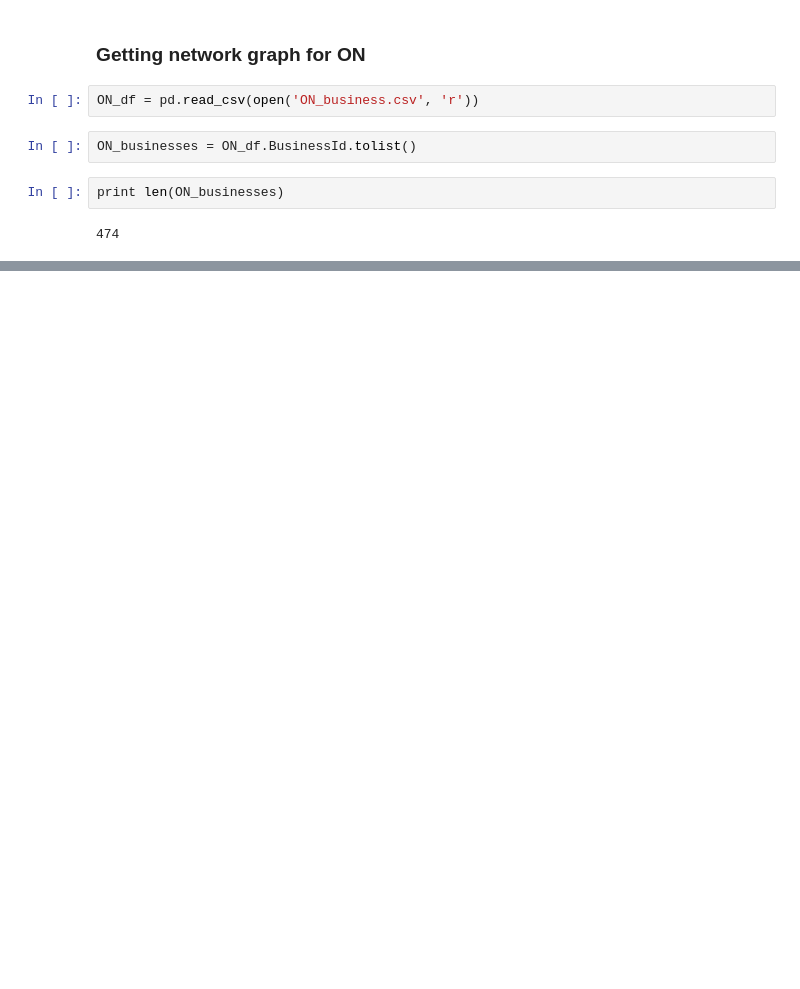
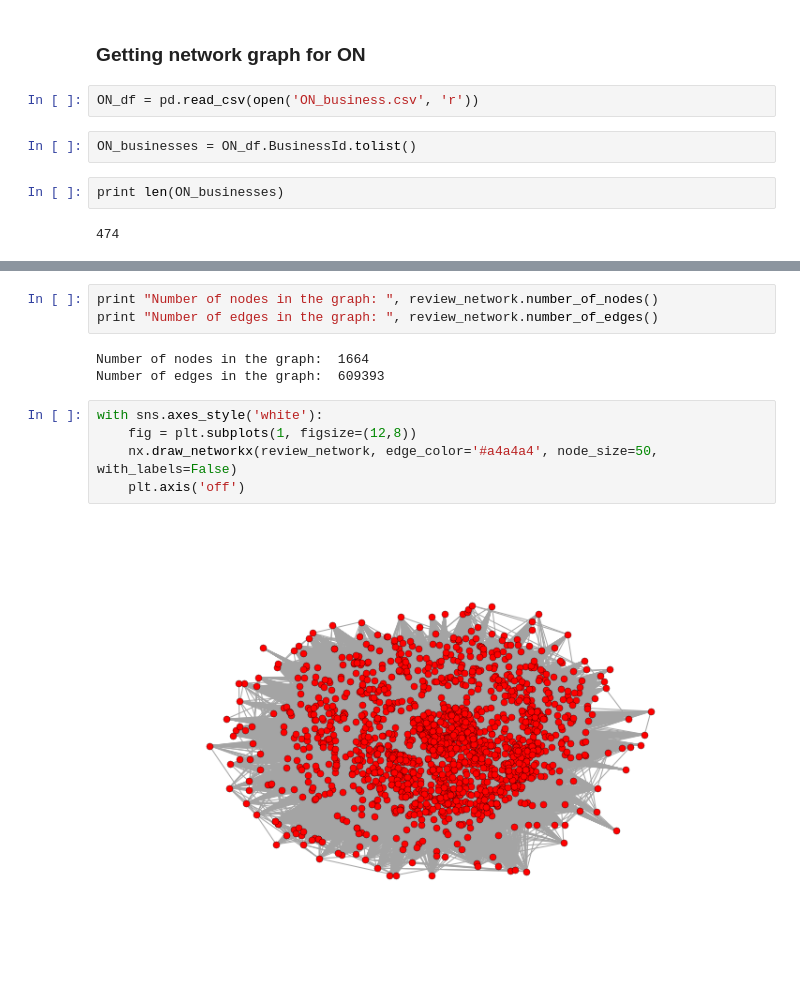
Before and after one commit to amalkadi/DataMiningProject, a Jupyter notebook: graph network.ipynb, the cells around one changed output, grey strips where cells are left out. Saved outputs shown, nothing was run; the diff lists cells and outputs as text; blank space fills up the shorter version.

```diff
--- a/graph network.ipynb
+++ b/graph network.ipynb
@@ -282,0 +324,13 @@ print friends_list
+# %%
+print "Number of nodes in the graph: ", review_network.number_of_nodes()
+print "Number of edges in the graph: ", review_network.number_of_edges()
+# %% [output]
+Number of nodes in the graph:  1664
+Number of edges in the graph:  609393
+# %%
+with sns.axes_style('white'):
+    fig = plt.subplots(1, figsize=(12,8))
+    nx.draw_networkx(review_network, edge_color='#a4a4a4', node_size=50, with_labels=False)
+    plt.axis('off')
+# %% [output]
+[figure, added]
```
Also changed, not shown: parts of 26 cells of this notebook.
